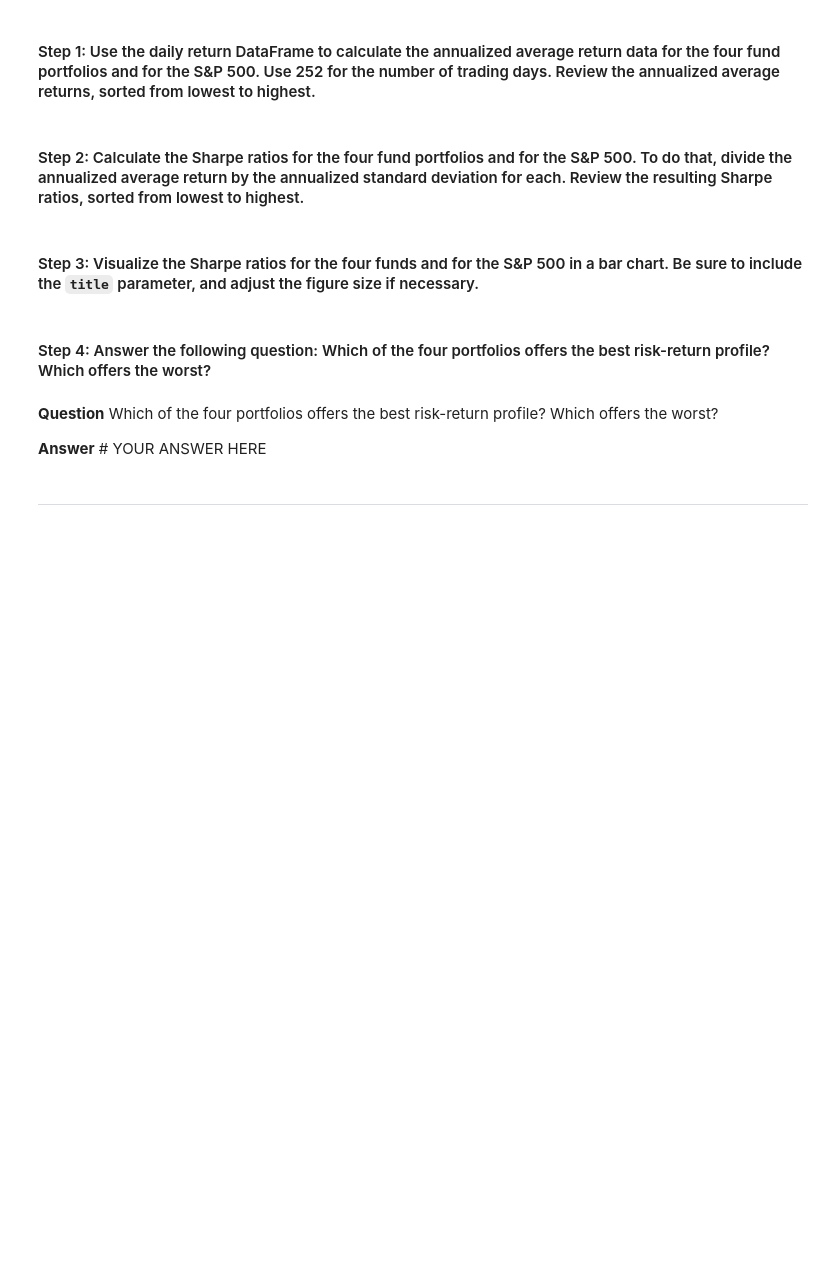
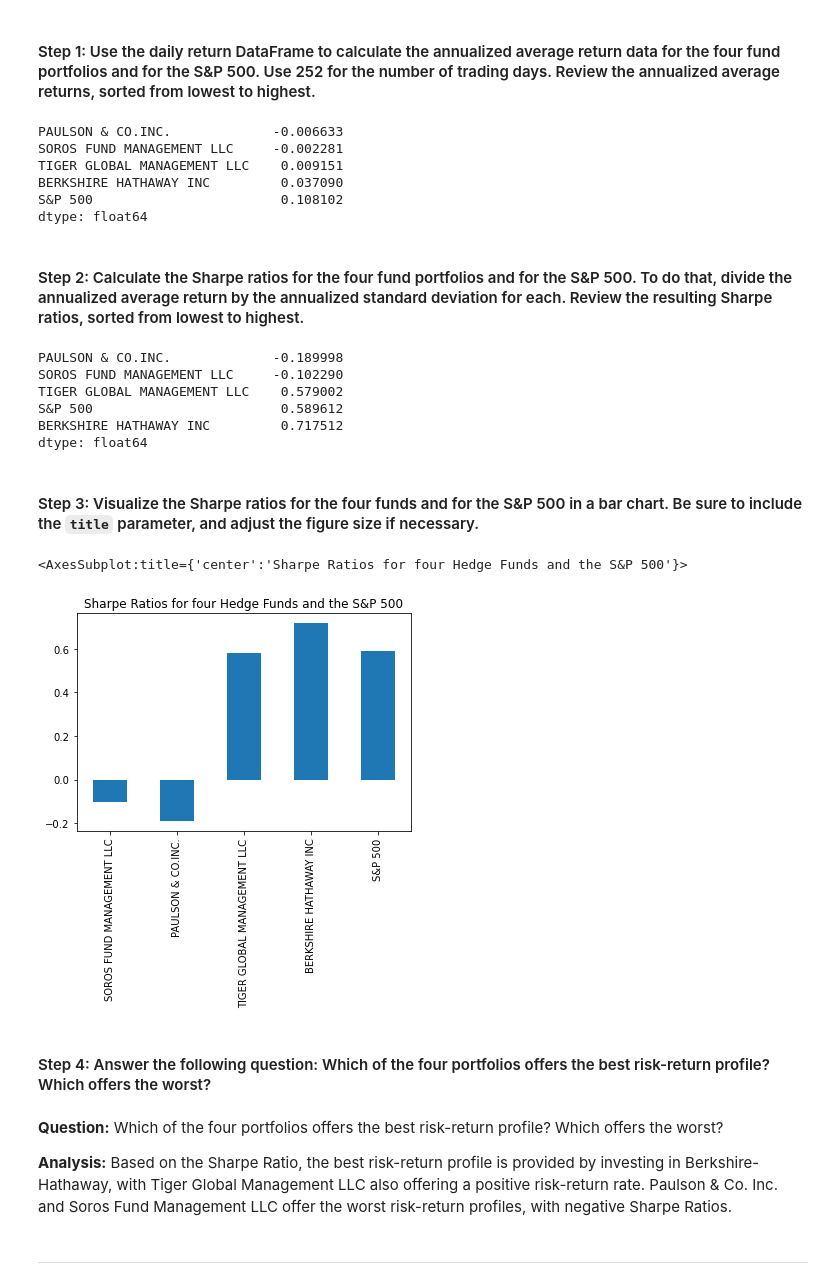
Before and after one commit to phodsman/Hedge-Fund-Risk-and-Return-Analyzer, a Jupyter notebook: risk_return_analysis.ipynb, the cells around one changed output. Cells and saved outputs as stored; diff of their text form; code cells hidden in the pictures; blank space fills up the shorter version.

Commit message:
Sharpe ratio calculation section and analysis done, variance of S&P 500 calculated.

```diff
--- a/risk_return_analysis.ipynb
+++ b/risk_return_analysis.ipynb
@@ -303,25 +303,44 @@ To determine the overall risk of an asset or portfolio, quantitative analysts an
 # Calculate the annual average return data for the for fund portfolios and the S&P 500
 # Use 252 as the number of trading days in the year
 # Review the annual average returns sorted from lowest to highest
-# YOUR CODE HERE
+average_annual_return=daily_returns.mean()*252
+print(average_annual_return.sort_values())
+# %% [output]
+PAULSON & CO.INC.             -0.006633
+SOROS FUND MANAGEMENT LLC     -0.002281
+TIGER GLOBAL MANAGEMENT LLC    0.009151
+BERKSHIRE HATHAWAY INC         0.037090
+S&P 500                        0.108102
+dtype: float64
 # %% [markdown]
 #### Step 2: Calculate the Sharpe ratios for the four fund portfolios and for the S&P 500. To do that, divide the annualized average return by the annualized standard deviation for each. Review the resulting Sharpe ratios, sorted from lowest to highest.
 # %%
 # Calculate the annualized Sharpe Ratios for each of the 4 portfolios and the S&P 500.
 # Review the Sharpe ratios sorted lowest to highest
-# YOUR CODE HERE
+sharpe_ratios=average_annual_return/standard_deviations_annualized
+print(sharpe_ratios.sort_values())
+# %% [output]
+PAULSON & CO.INC.             -0.189998
+SOROS FUND MANAGEMENT LLC     -0.102290
+TIGER GLOBAL MANAGEMENT LLC    0.579002
+S&P 500                        0.589612
+BERKSHIRE HATHAWAY INC         0.717512
+dtype: float64
 # %% [markdown]
 #### Step 3: Visualize the Sharpe ratios for the four funds and for the S&P 500 in a bar chart. Be sure to include the `title` parameter, and adjust the figure size if necessary.
 # %%
 # Visualize the Sharpe ratios as a bar chart
 # Include a title parameter and adjust the figure size
-# YOUR CODE HERE
+sharpe_ratios.plot(kind="bar", title="Sharpe Ratios for four Hedge Funds and the S&P 500")
+# %% [output]
+<AxesSubplot:title={'center':'Sharpe Ratios for four Hedge Funds and the S&P 500'}>
+[figure, added]
 # %% [markdown]
 #### Step 4: Answer the following question: Which of the four portfolios offers the best risk-return profile? Which offers the worst?
-# %% [markdown]
-**Question** Which of the four portfolios offers the best risk-return profile? Which offers the worst?
-
-**Answer** # YOUR ANSWER HERE
+# %% [markdown]
+**Question:** Which of the four portfolios offers the best risk-return profile? Which offers the worst?
+
+**Analysis:** Based on the Sharpe Ratio, the best risk-return profile is provided by investing in Berkshire-Hathaway, with Tiger Global Management LLC also offering a positive risk-return rate. Paulson & Co. Inc. and Soros Fund Management LLC offer the worst risk-return profiles, with negative Sharpe Ratios.
 # %% [markdown]
 ---
 # %% [markdown]
```
Also changed, not shown: parts of 5 cells of this notebook.
